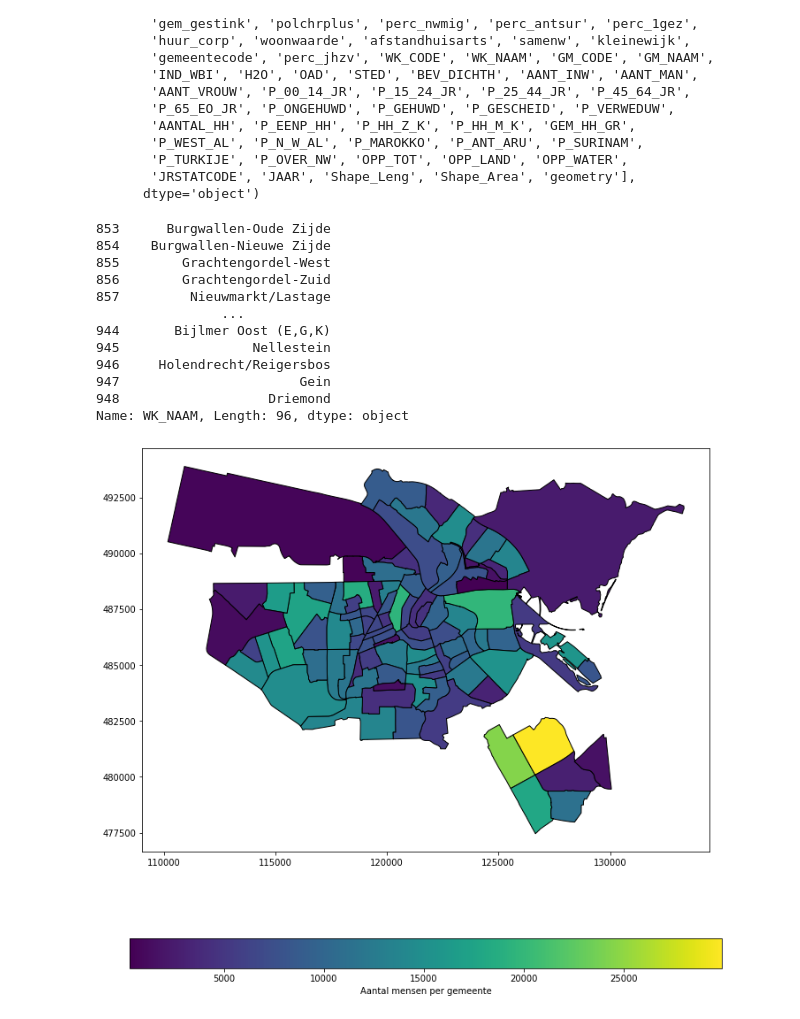
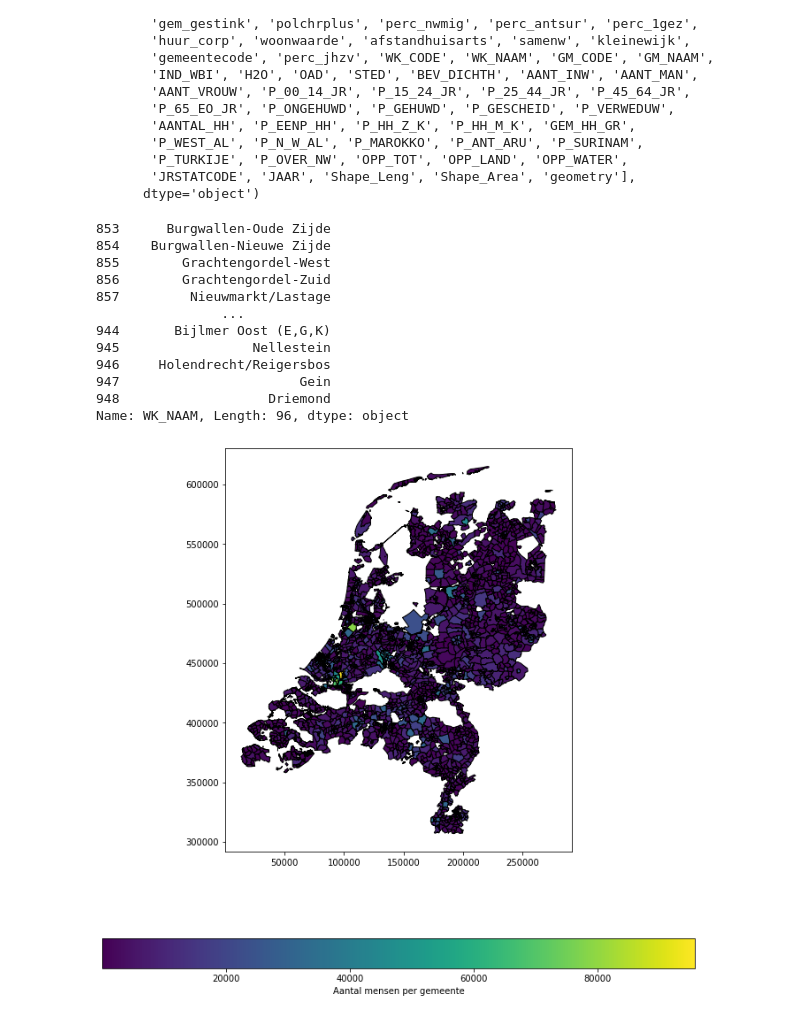
Before and after one commit to semkjaer/capybara1.0, a Jupyter notebook: geodatamap.ipynb, the cells around one changed output. Drawn from its saved outputs; the diff is of its cells as text; code cells hidden in the pictures.

```diff
--- a/geodatamap.ipynb
+++ b/geodatamap.ipynb
@@ -38,7 +38,7 @@ for col in gebr.columns:
 wijk_geo = gpd.read_file('./WijkBuurtkaart_2022_v1/wijk_2022_v1.shp')
 # gemeente_geo = gpd.read_file('./WijkBuurtkaart_2022_v1/gemeente_2022_v1.shp')
 
-wijk_geo['WK_CODE'] = wijk_geo['WK_CODE'].apply(lambda x: x[2:]).astype('float')
+wijk_geo['BRT_CO'] = wijk_geo['WK_CODE'].apply(lambda x: x[2:]).astype('float')
 wijk_geo['GM_CODE'] = wijk_geo['GM_CODE'].apply(lambda x: x[2:]).astype('float')
 wijk_final = df.merge(wijk_geo, left_on=['wijk', 'gemeentecode'], right_on=['WK_CODE', 'GM_CODE'], how='left')
 for col in wijk_final.columns:
@@ -85,19 +85,19 @@ Index(['wijk', 'perc_sbo_g', 'perc_vso_g', 'perc_praktijk_g', 'perc_hhmk',
 # %%
 %matplotlib inline
 fig, ax = plt.subplots(figsize = (12,12))
-gdf[gdf.gemeentecode == 363].plot(ax=ax, column="AANT_INW",legend=True, legend_kwds={"label": "Aantal mensen per gemeente", "orientation": "horizontal"}, edgecolor="black")
+gdf.plot(ax=ax, column="AANT_INW",legend=True, legend_kwds={"label": "Aantal mensen per gemeente", "orientation": "horizontal"}, edgecolor="black")
 print(gdf[gdf.gemeentecode == 363].WK_NAAM)
 # %% [output]
 853      Burgwallen-Oude Zijde
 854    Burgwallen-Nieuwe Zijde
 855        Grachtengordel-West
 856        Grachtengordel-Zuid
 857         Nieuwmarkt/Lastage
                 ...
 944       Bijlmer Oost (E,G,K)
 945                 Nellestein
 946     Holendrecht/Reigersbos
 947                       Gein
 948                   Driemond
 Name: WK_NAAM, Length: 96, dtype: object
-[figure, old version]
+[figure, new version]
```
